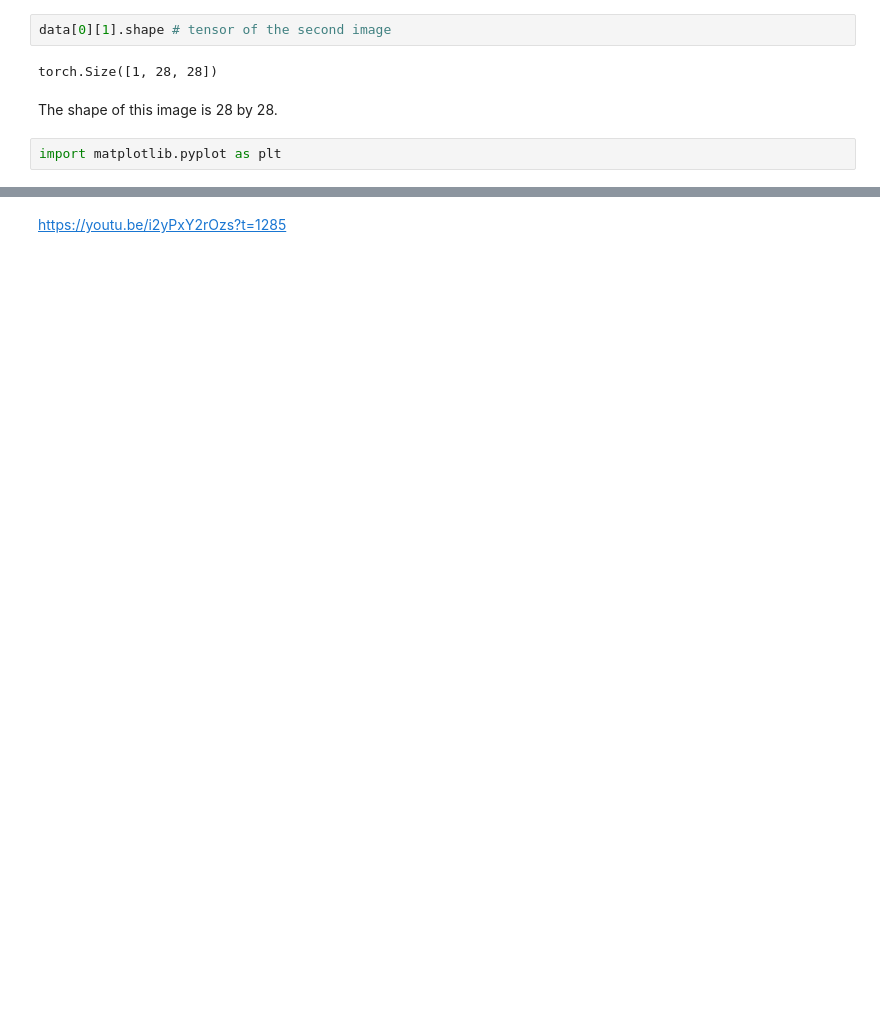
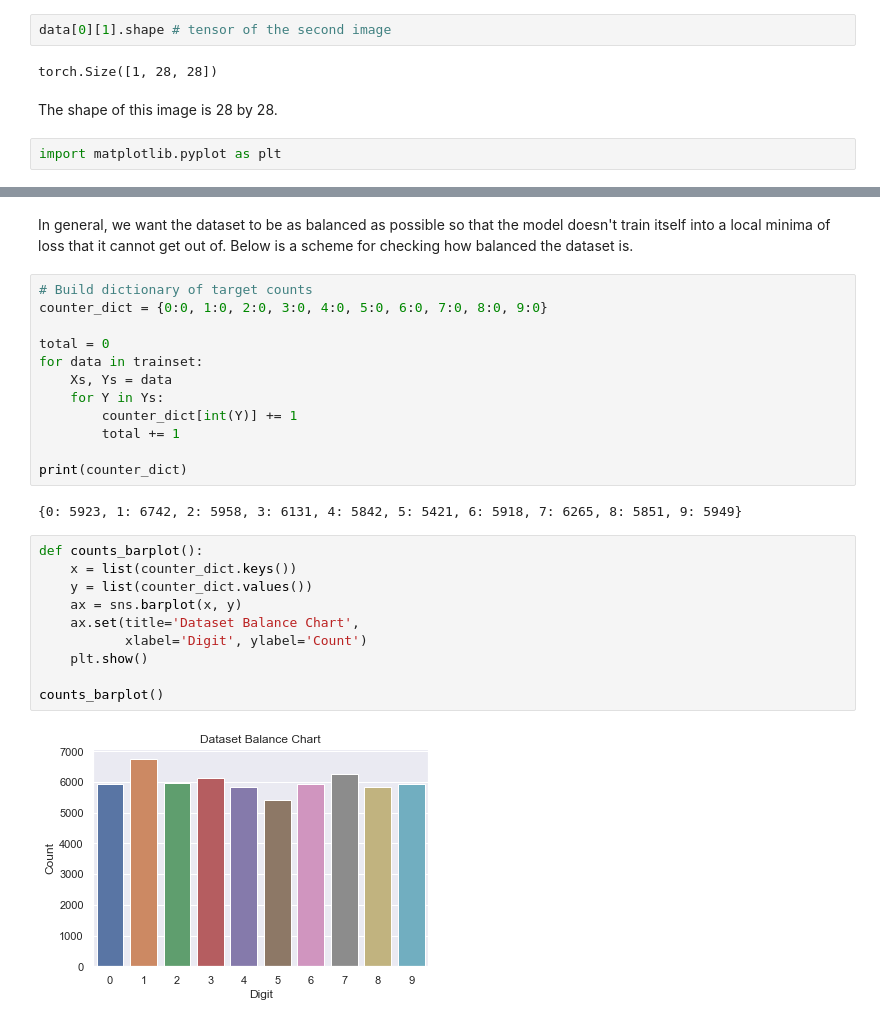
Before and after one commit to Unique-Divine/Hello-World-of-ML, a Jupyter notebook: Intro to PyTorch.ipynb, the cells around one changed output, grey strips where cells are left out. Cells and saved outputs as stored; diff of their text form; blank space fills up the shorter version.

```diff
--- a/Intro to PyTorch.ipynb
+++ b/Intro to PyTorch.ipynb
@@ -848,2 +917,28 @@ plt.show()
-# %% [markdown]
-https://youtu.be/i2yPxY2rOzs?t=1285
+# %% [markdown]
+In general, we want the dataset to be as balanced as possible so that the model doesn't train itself into a local minima of loss that it cannot get out of. Below is a scheme for checking how balanced the dataset is.
+# %%
+# Build dictionary of target counts
+counter_dict = {0:0, 1:0, 2:0, 3:0, 4:0, 5:0, 6:0, 7:0, 8:0, 9:0}
+
+total = 0
+for data in trainset:
+    Xs, Ys = data
+    for Y in Ys:
+        counter_dict[int(Y)] += 1
+        total += 1
+
+print(counter_dict)
+# %% [output]
+{0: 5923, 1: 6742, 2: 5958, 3: 6131, 4: 5842, 5: 5421, 6: 5918, 7: 6265, 8: 5851, 9: 5949}
+# %%
+def counts_barplot():
+    x = list(counter_dict.keys())
+    y = list(counter_dict.values())
+    ax = sns.barplot(x, y)
+    ax.set(title='Dataset Balance Chart',
+           xlabel='Digit', ylabel='Count')
+    plt.show()
+
+counts_barplot()
+# %% [output]
+[figure, added]
```
Also changed, not shown: parts of 57 cells of this notebook.
